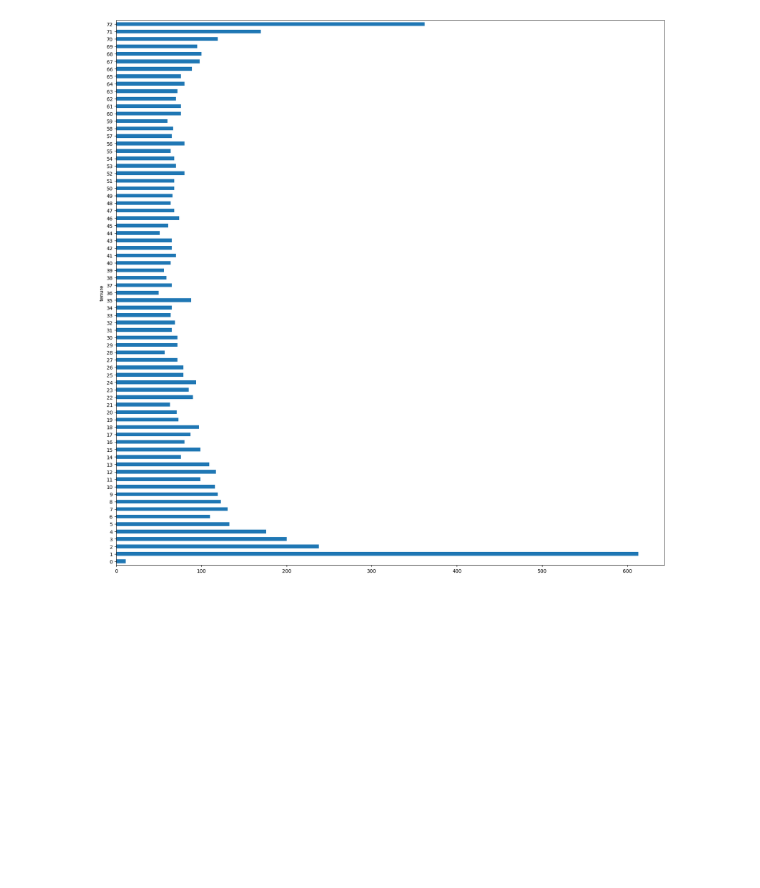
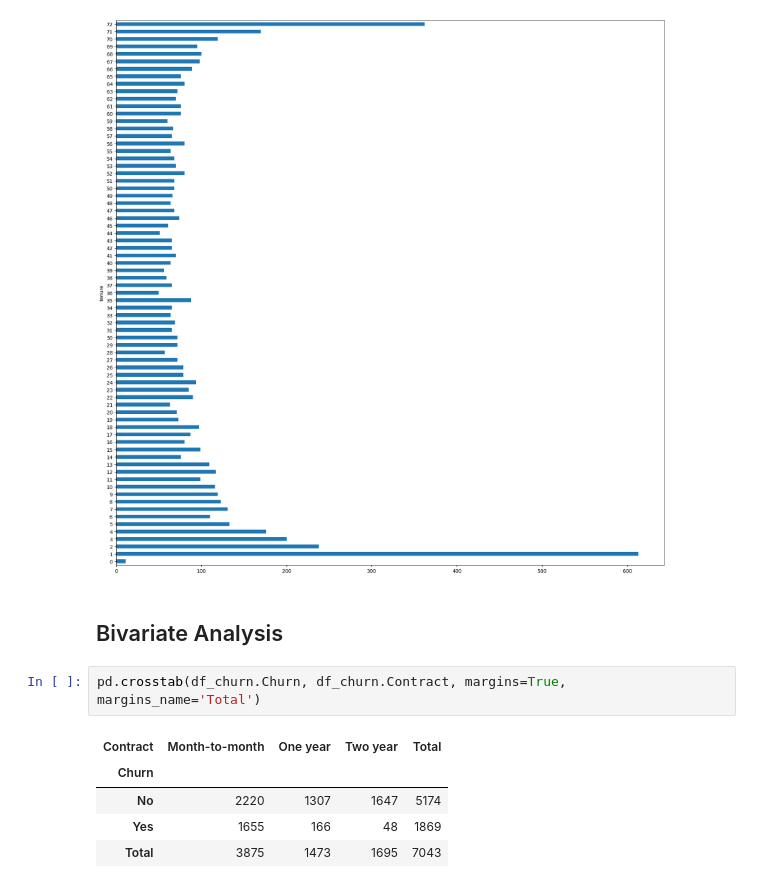
Before and after one commit to imnotannamaria/ia-ead-pandas, a Jupyter notebook: eda_churn.ipynb, the cells around one changed output. Drawn from its saved outputs; the diff is of its cells as text; blank space fills up the shorter version.

Commit message:
Bivariate Analysis - Crosstab

```diff
--- a/eda_churn.ipynb
+++ b/eda_churn.ipynb
@@ -653,3 +653,13 @@ df_churn.groupby(['tenure'])['tenure'].count().plot.barh(figsize=(20, 20))
 # %% [output]
 <Axes: ylabel='tenure'>
 [figure]
+# %% [markdown]
+## Bivariate Analysis
+# %%
+pd.crosstab(df_churn.Churn, df_churn.Contract, margins=True, margins_name='Total')
+# %% [output]
+| Contract | Month-to-month | One year | Two year | Total |
+| Churn |  |  |  |  |
+| No | 2220 | 1307 | 1647 | 5174 |
+| Yes | 1655 | 166 | 48 | 1869 |
+| Total | 3875 | 1473 | 1695 | 7043 |
```
Also changed, not shown: parts of 1 cell of this notebook, 1 other file.
